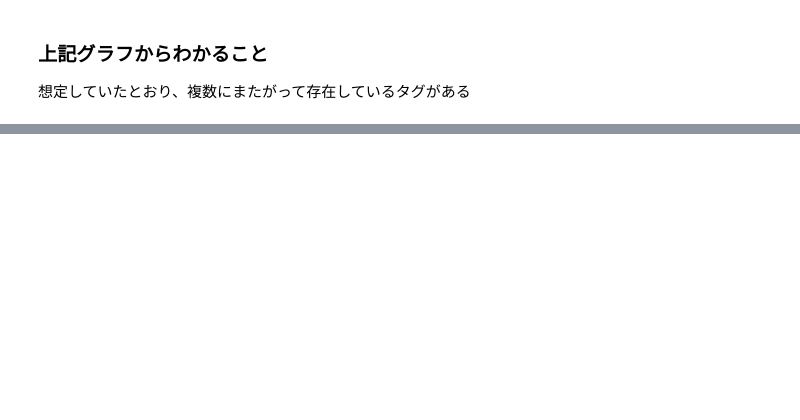
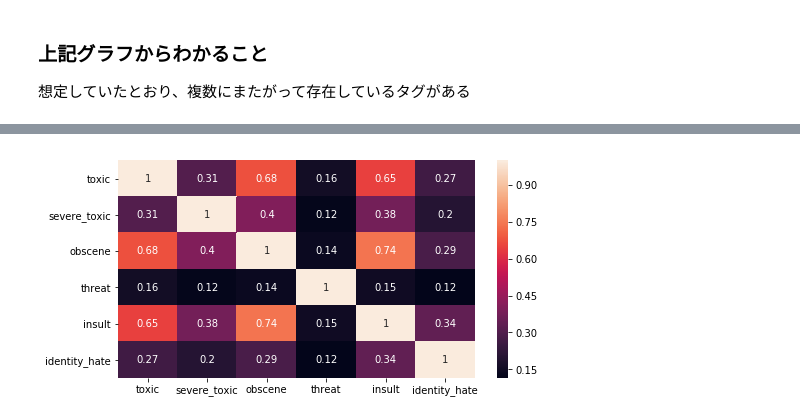
Before and after one commit to sanoyo/kaggle-Toxic-Comment-Classification-Challenge, a Jupyter notebook: 009_ownway/data.ipynb, the cells around one changed output, grey strips where cells are left out. Cells and saved outputs as stored; diff of their text form; code cells hidden in the pictures; blank space fills up the shorter version.

```diff
--- a/009_ownway/data.ipynb
+++ b/009_ownway/data.ipynb
@@ -172,3 +171,7 @@ plt.show()
 # %% [markdown]
 ### 上記グラフからわかること
 想定していたとおり、複数にまたがって存在しているタグがある
+# %%
+# comment と deanを除く
+temp_df = train.iloc[:, 2:-1]
+temp_df.head()
@@ -174,0 +185,5 @@ plt.show()
+# %%
+# 各列の相関係数を算出
+# https://note.nkmk.me/python-pandas-corr/
+corr =temp_df.corr()
+corr
@@ -174,0 +198,8 @@ plt.show()
+# %%
+plt.figure(figsize=(8, 4))
+sns.heatmap(corr,
+            xticklabels=corr.columns.values,
+            yticklabels=corr.columns.values,
+            annot=True);
+# %% [output]
+[figure, added]
```
Also changed, not shown: parts of 8 cells of this notebook.
